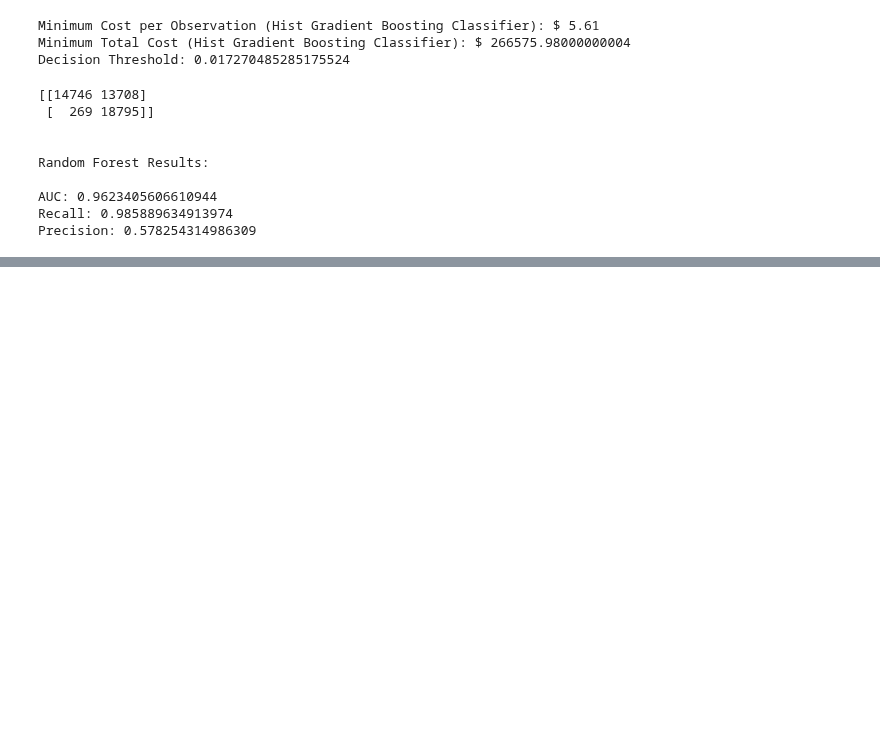
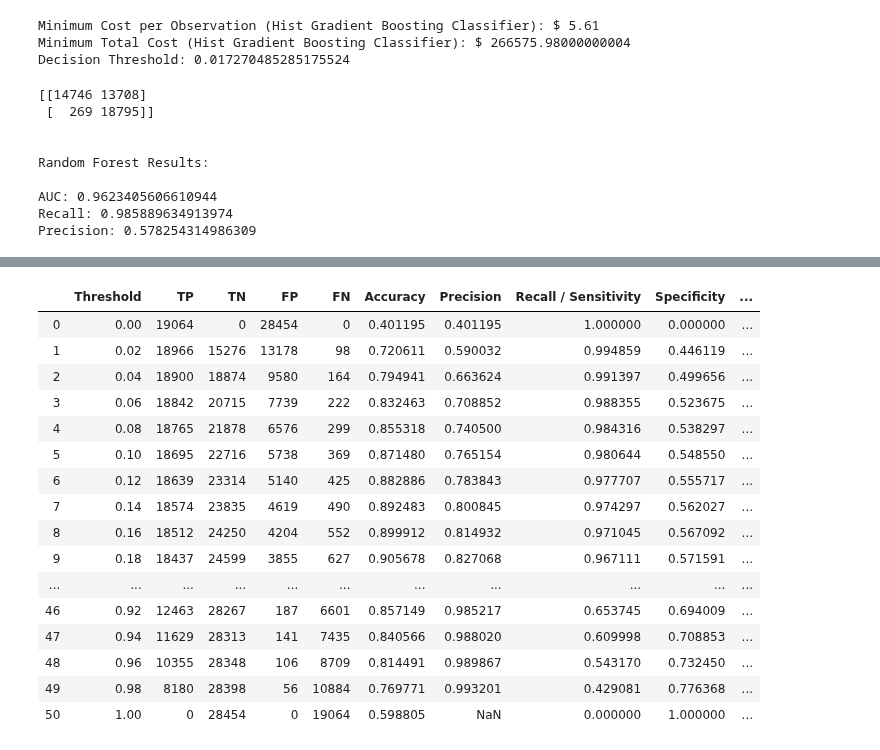
Before and after one commit to andrewmejia600/DS7333, a Jupyter notebook: CASE_STUDY_FINAL/case_study_14_code_sm.ipynb, the cells around one changed output, grey strips where cells are left out. Saved outputs shown, nothing was run; the diff lists cells and outputs as text; code cells hidden in the pictures; blank space fills up the shorter version.

```diff
--- a/CASE_STUDY_FINAL/case_study_14_code_sm.ipynb
+++ b/CASE_STUDY_FINAL/case_study_14_code_sm.ipynb
@@ -906,0 +1091,21 @@ Precision: 0.578254314986309
+# %%
+df_thresh = getThreshold(Y_test,xgb_c.predict_proba(X_test),pos_label=1)
+df_thresh
+# %% [output]
+|  | Threshold | TP | TN | FP | FN | Accuracy | Precision | Recall / Sensitivity | Specificity | ... |
+| 0 | 0.00 | 19064 | 0 | 28454 | 0 | 0.401195 | 0.401195 | 1.000000 | 0.000000 | ... |
+| 1 | 0.02 | 18966 | 15276 | 13178 | 98 | 0.720611 | 0.590032 | 0.994859 | 0.446119 | ... |
+| 2 | 0.04 | 18900 | 18874 | 9580 | 164 | 0.794941 | 0.663624 | 0.991397 | 0.499656 | ... |
+| 3 | 0.06 | 18842 | 20715 | 7739 | 222 | 0.832463 | 0.708852 | 0.988355 | 0.523675 | ... |
+| 4 | 0.08 | 18765 | 21878 | 6576 | 299 | 0.855318 | 0.740500 | 0.984316 | 0.538297 | ... |
+| 5 | 0.10 | 18695 | 22716 | 5738 | 369 | 0.871480 | 0.765154 | 0.980644 | 0.548550 | ... |
+| 6 | 0.12 | 18639 | 23314 | 5140 | 425 | 0.882886 | 0.783843 | 0.977707 | 0.555717 | ... |
+| 7 | 0.14 | 18574 | 23835 | 4619 | 490 | 0.892483 | 0.800845 | 0.974297 | 0.562027 | ... |
+| 8 | 0.16 | 18512 | 24250 | 4204 | 552 | 0.899912 | 0.814932 | 0.971045 | 0.567092 | ... |
+| 9 | 0.18 | 18437 | 24599 | 3855 | 627 | 0.905678 | 0.827068 | 0.967111 | 0.571591 | ... |
+| ... | ... | ... | ... | ... | ... | ... | ... | ... | ... | ... |
+| 46 | 0.92 | 12463 | 28267 | 187 | 6601 | 0.857149 | 0.985217 | 0.653745 | 0.694009 | ... |
+| 47 | 0.94 | 11629 | 28313 | 141 | 7435 | 0.840566 | 0.988020 | 0.609998 | 0.708853 | ... |
+| 48 | 0.96 | 10355 | 28348 | 106 | 8709 | 0.814491 | 0.989867 | 0.543170 | 0.732450 | ... |
+| 49 | 0.98 | 8180 | 28398 | 56 | 10884 | 0.769771 | 0.993201 | 0.429081 | 0.776368 | ... |
+| 50 | 1.00 | 0 | 28454 | 0 | 19064 | 0.598805 | NaN | 0.000000 | 1.000000 | ... |
```
Also changed, not shown: parts of 32 cells of this notebook.
